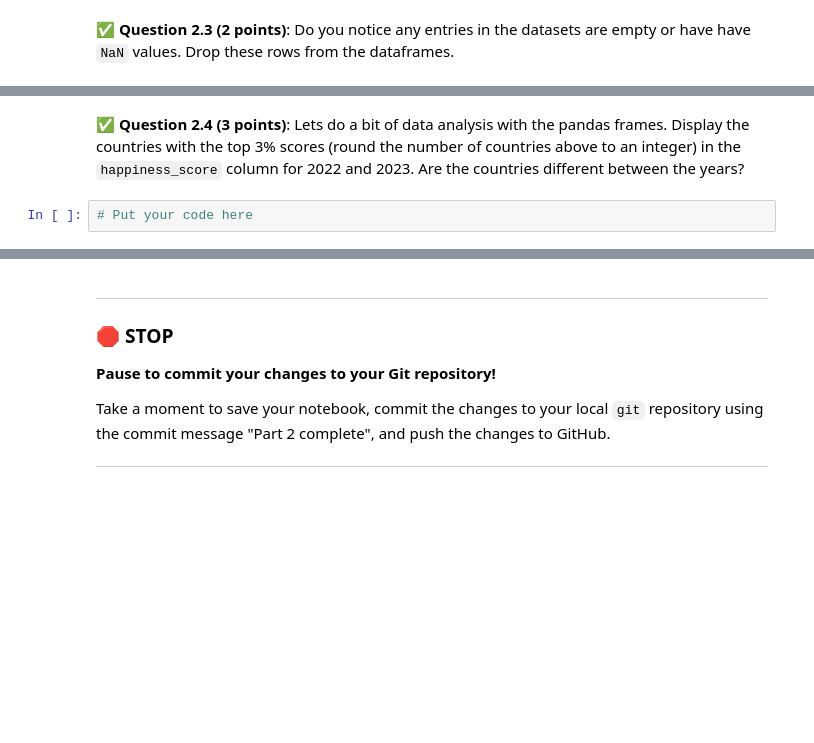
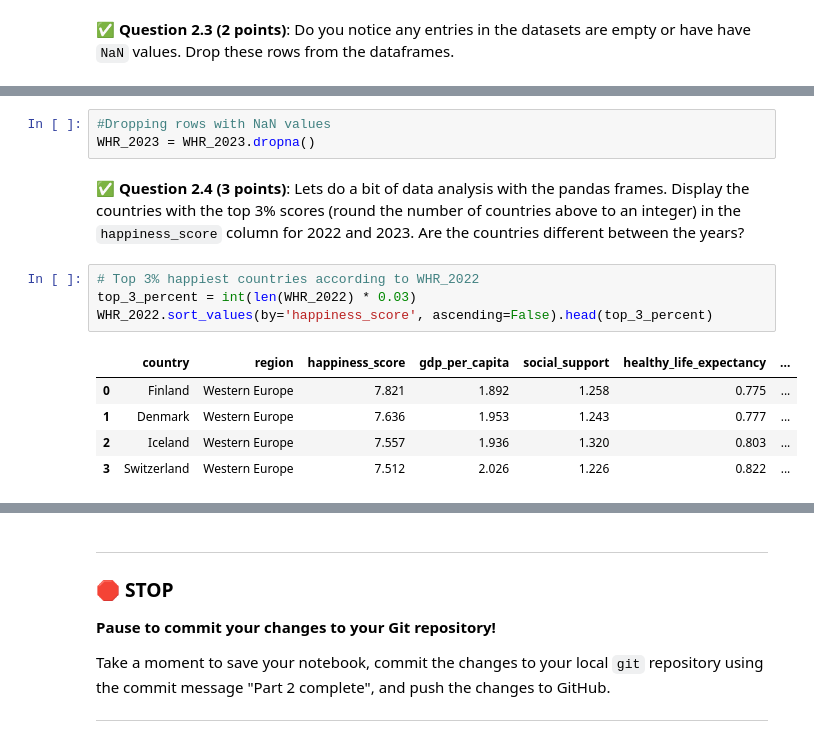
Before and after one commit to Jlozano351/CMSE202-s24-turnin, a Jupyter notebook: hw-03/HW-03_Regression-S24-Juan José Lozano González.ipynb, the cells around one changed output, grey strips where cells are left out. Drawn from its saved outputs; the diff is of its cells as text; blank space fills up the shorter version.

```diff
--- a/hw-03/HW-03_Regression-S24-Juan José Lozano González.ipynb
+++ b/hw-03/HW-03_Regression-S24-Juan José Lozano González.ipynb
@@ -73,4 +107,15 @@ Note that while Parts 3 and 4 are designed to be workable independent of each ot
+# %%
+#Dropping rows with NaN values
+WHR_2023 = WHR_2023.dropna()
 # %% [markdown]
 &#9989;  **Question 2.4 (3 points)**: Lets do a bit of data analysis with the pandas frames. Display the countries with the top 3% scores (round the number of countries above to an integer) in the `happiness_score` column for 2022 and 2023. Are the countries different between the years?
-# %%
-# Put your code here
+# %%
+# Top 3% happiest countries according to WHR_2022
+top_3_percent = int(len(WHR_2022) * 0.03)
+WHR_2022.sort_values(by='happiness_score', ascending=False).head(top_3_percent)
+# %% [output]
+|  | country | region | happiness_score | gdp_per_capita | social_support | healthy_life_expectancy | ... |
+| 0 | Finland | Western Europe | 7.821 | 1.892 | 1.258 | 0.775 | ... |
+| 1 | Denmark | Western Europe | 7.636 | 1.953 | 1.243 | 0.777 | ... |
+| 2 | Iceland | Western Europe | 7.557 | 1.936 | 1.320 | 0.803 | ... |
+| 3 | Switzerland | Western Europe | 7.512 | 2.026 | 1.226 | 0.822 | ... |
```
Also changed, not shown: parts of 14 cells of this notebook, 2 other files.
